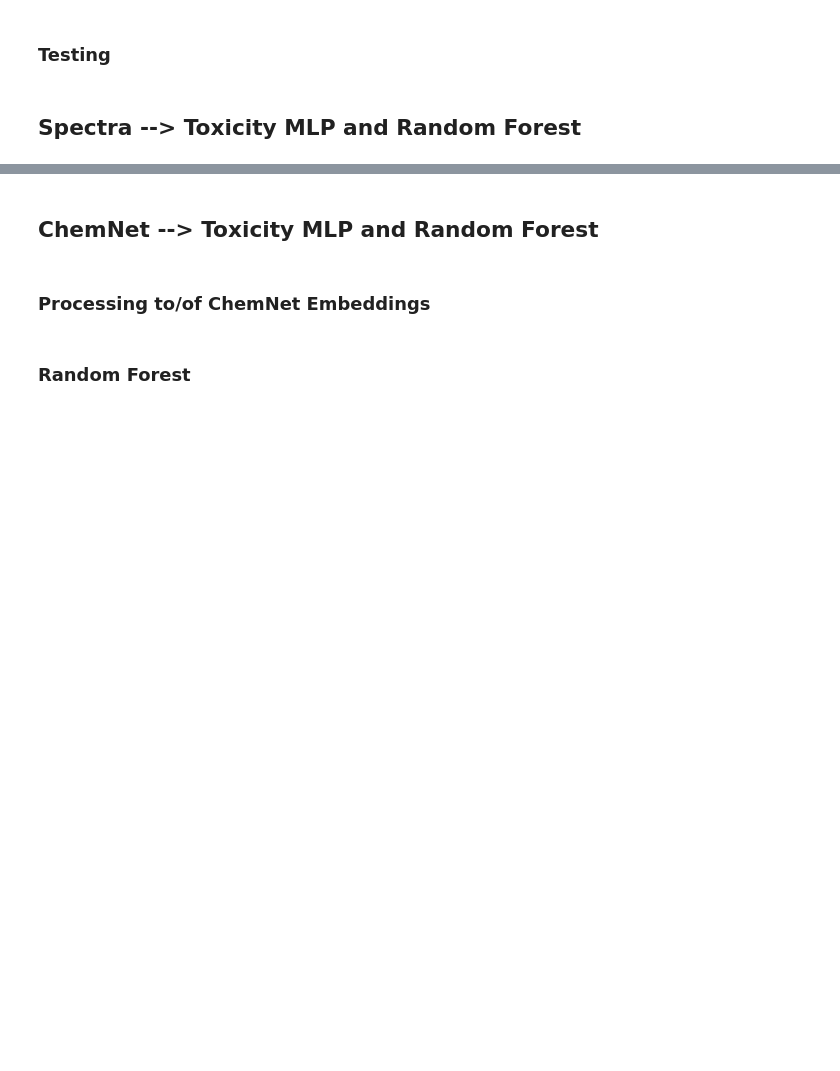
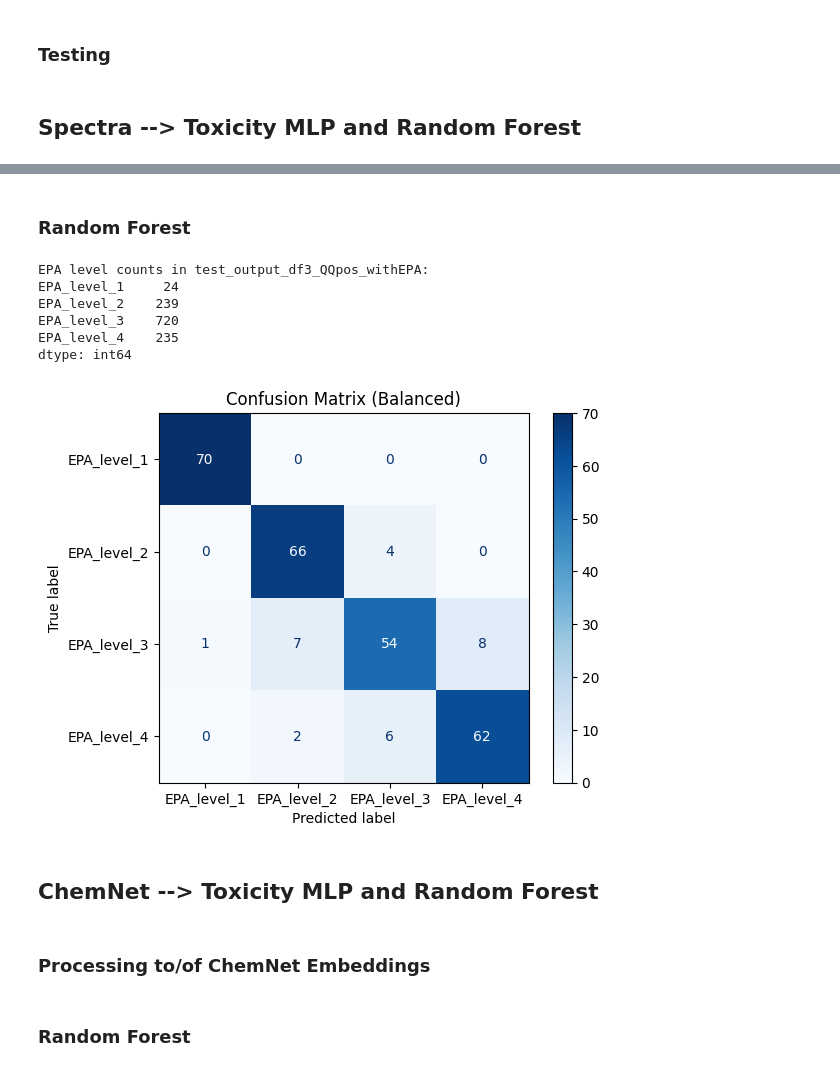
Before and after one commit to DashLLipsey/PREDICT-MIT-LL, a Jupyter notebook: Notebooks/4_Neural_Networks.ipynb, the cells around one changed output, grey strips where cells are left out. Drawn from its saved outputs; the diff is of its cells as text; code cells hidden in the pictures; blank space fills up the shorter version.

```diff
--- a/Notebooks/4_Neural_Networks.ipynb
+++ b/Notebooks/4_Neural_Networks.ipynb
@@ -486,3 +544,71 @@ with torch.no_grad():
+# %% [markdown]
+### Random Forest
+# %%
+# Count the number of samples in each EPA level in your dataset
+epa_level_cols = [col for col in df3_QQpos_spectra_withEPA.columns if str(col).startswith('EPA_level_')]
+
+# Sum each EPA level column to get counts
+epa_counts = df3_QQpos_spectra_withEPA[epa_level_cols].sum().astype(int)
+print("EPA level counts in test_output_df3_QQpos_withEPA:")
+print(epa_counts)
+
+# Identify embedding columns and EPA level columns
+embedding_cols = [
+    col for col in df3_QQpos_spectra_withEPA.columns
+    if col not in ['SMILES'] + [col for col in df3_QQpos_spectra_withEPA.columns if str(col).startswith('EPA_level_')]
+]
+epa_level_cols = [col for col in df3_QQpos_spectra_withEPA.columns if str(col).startswith('EPA_level_')]
+# Define the EPA levels in numerical order
+# Define the EPA levels in numerical order
+epa_order = ["EPA_level_1", "EPA_level_2", "EPA_level_3", "EPA_level_4"]
+# %% [output]
+EPA level counts in test_output_df3_QQpos_withEPA:
+EPA_level_1     24
+EPA_level_2    239
+EPA_level_3    720
+EPA_level_4    235
+dtype: int64
+# %%
+# Balanced 4 way Random Forest Classifier
+# Prepare features (X) and labels (y) as before
+X = df3_QQpos_spectra_withEPA[embedding_cols].select_dtypes(include=[np.number])
+X.columns = X.columns.astype(str)
+y = df3_QQpos_spectra_withEPA[epa_level_cols].idxmax(axis=1)
+
+# Set the target number of samples per class
+target_count = 350
+class_counts = dict(Counter(y))
+sampling_strategy = {cls: min(target_count, class_counts[cls]) for cls in class_counts}
+# First undersample to at most 30 per class
+rus = RandomUnderSampler(sampling_strategy=sampling_strategy, random_state=15)
+X_under, y_under = rus.fit_resample(X, y)
+
+# Now oversample to exactly 30 per class
+sampling_strategy = {cls: target_count for cls in class_counts}
+ros = RandomOverSampler(sampling_strategy=sampling_strategy, random_state=15)
+X_balanced, y_balanced = ros.fit_resample(X_under, y_under)
+
+# Train/test split
+X_train_bal, X_test_bal, y_train_bal, y_test_bal = train_test_split(
+    X_balanced, y_balanced, test_size=0.2, random_state=15, stratify=y_balanced
+)
+
+# Train Random Forest
+rf_bal = RandomForestClassifier(n_estimators=100, random_state=15)
+rf_bal.fit(X_train_bal, y_train_bal)
+
+# Predict and evaluate
+y_pred_bal = rf_bal.predict(X_test_bal)
+#print(confusion_matrix(y_test_bal, y_pred_bal))
+# %%
+# Print and plot confusion matrix in numerical order
+cm = confusion_matrix(y_test_bal, y_pred_bal, labels=epa_order)
+disp = ConfusionMatrixDisplay(confusion_matrix=cm, display_labels=epa_order)
+disp.plot(cmap=plt.cm.Blues)
+plt.title("Confusion Matrix (Balanced)")
+plt.show()
+# %% [output]
+[figure, added]
 # %% [markdown]
 ## ChemNet --> Toxicity MLP and Random Forest
 # %% [markdown]
```
Also changed, not shown: parts of 21 cells of this notebook, 1 other file.
